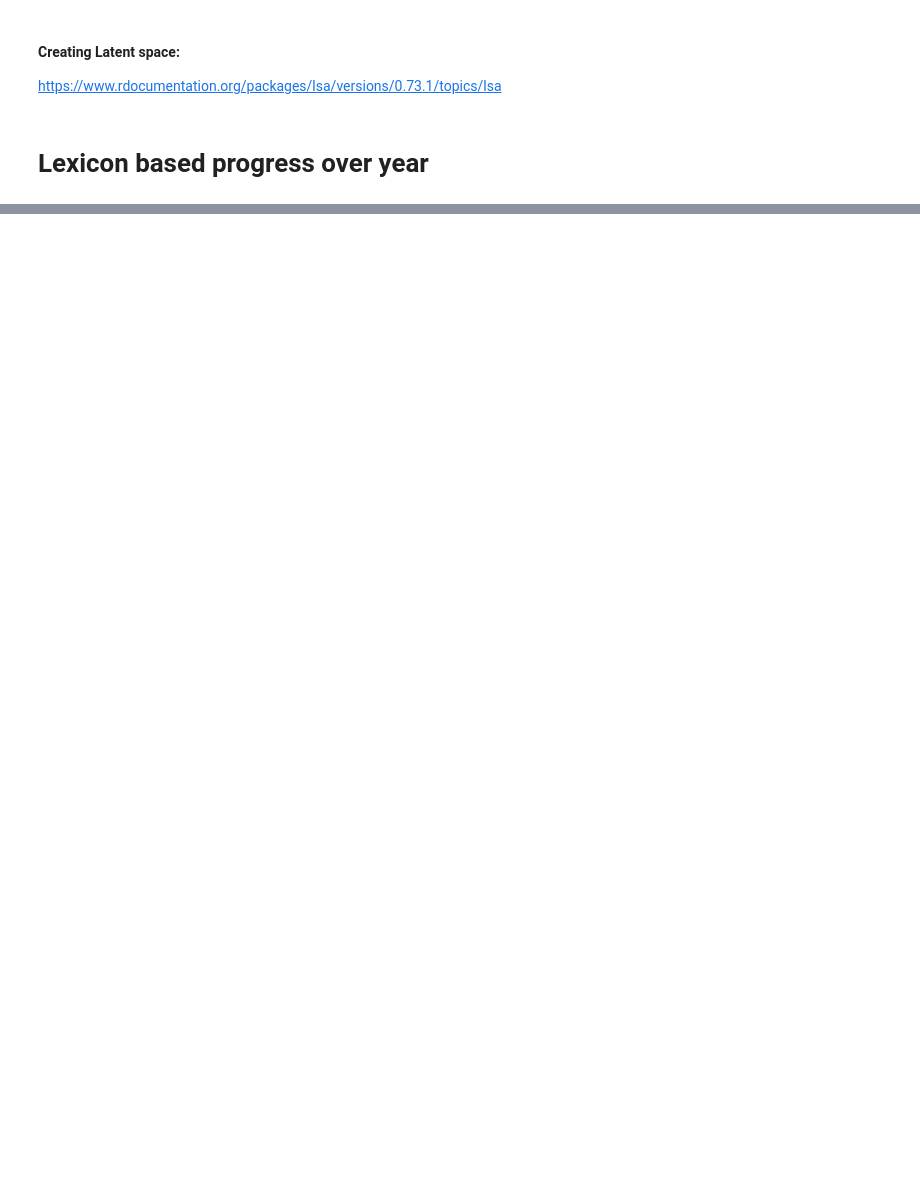
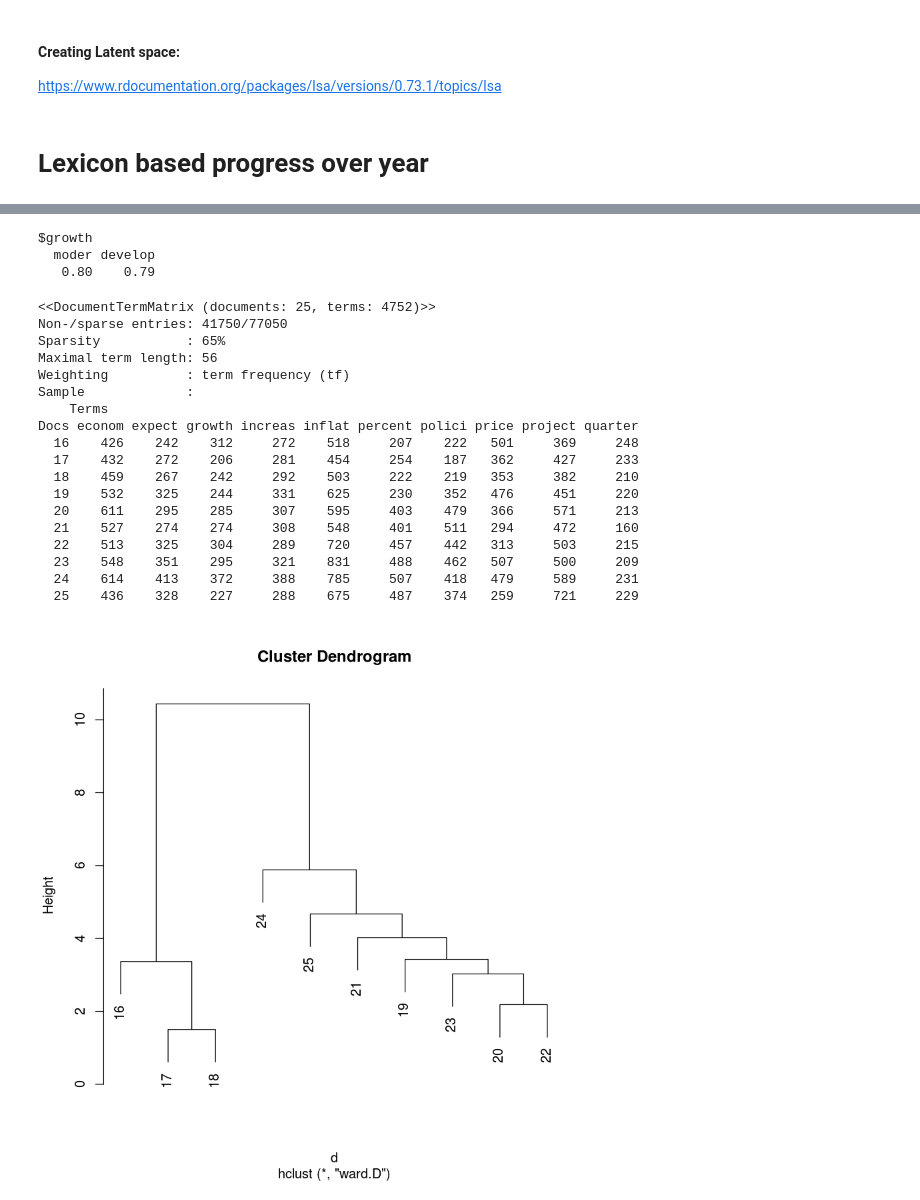
Before and after one commit to harishaaram/Topic-Modeling, a Jupyter notebook: Text_Analysis_Fedspeech.ipynb, the cells around one changed output, grey strips where cells are left out. Saved outputs shown, nothing was run; the diff lists cells and outputs as text; code cells hidden in the pictures; blank space fills up the shorter version.

Commit message:
Document sim; cosine; need to fine tune

```diff
--- a/Text_Analysis_Fedspeech.ipynb
+++ b/Text_Analysis_Fedspeech.ipynb
@@ -578,0 +693,6 @@ lsa
+# %%
+findAssocs(dtms, 'growth', 0.70)#word association
+# %% [output]
+$growth
+  moder develop
+   0.80    0.79
@@ -578,0 +701,26 @@ lsa
+# %%
+my.df <- as.data.frame(inspect(dtms))
+my.df.scale <- scale(my.df)
+d <- dist(my.df.scale,method="euclidean")
+fit <- hclust(d, method="ward.D")
+# plot(fit)
+# %% [output]
+<<DocumentTermMatrix (documents: 25, terms: 4752)>>
+Non-/sparse entries: 41750/77050
+Sparsity           : 65%
+Maximal term length: 56
+Weighting          : term frequency (tf)
+Sample             :
+    Terms
+Docs econom expect growth increas inflat percent polici price project quarter
+  16    426    242    312     272    518     207    222   501     369     248
+  17    432    272    206     281    454     254    187   362     427     233
+  18    459    267    242     292    503     222    219   353     382     210
+  19    532    325    244     331    625     230    352   476     451     220
+  20    611    295    285     307    595     403    479   366     571     213
+  21    527    274    274     308    548     401    511   294     472     160
+  22    513    325    304     289    720     457    442   313     503     215
+  23    548    351    295     321    831     488    462   507     500     209
+  24    614    413    372     388    785     507    418   479     589     231
+  25    436    328    227     288    675     487    374   259     721     229
+[figure, added]
```
Also changed, not shown: parts of 33 cells of this notebook.
